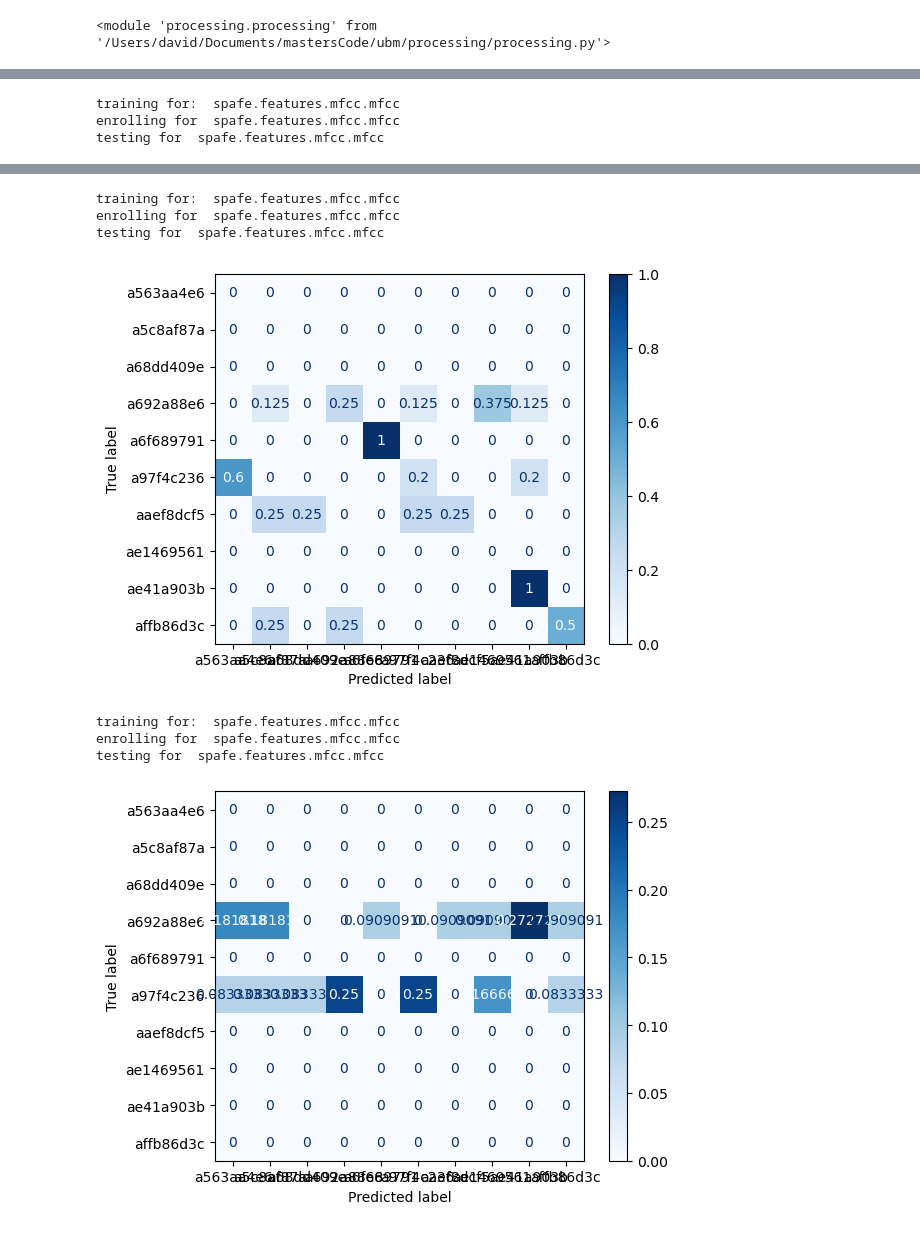
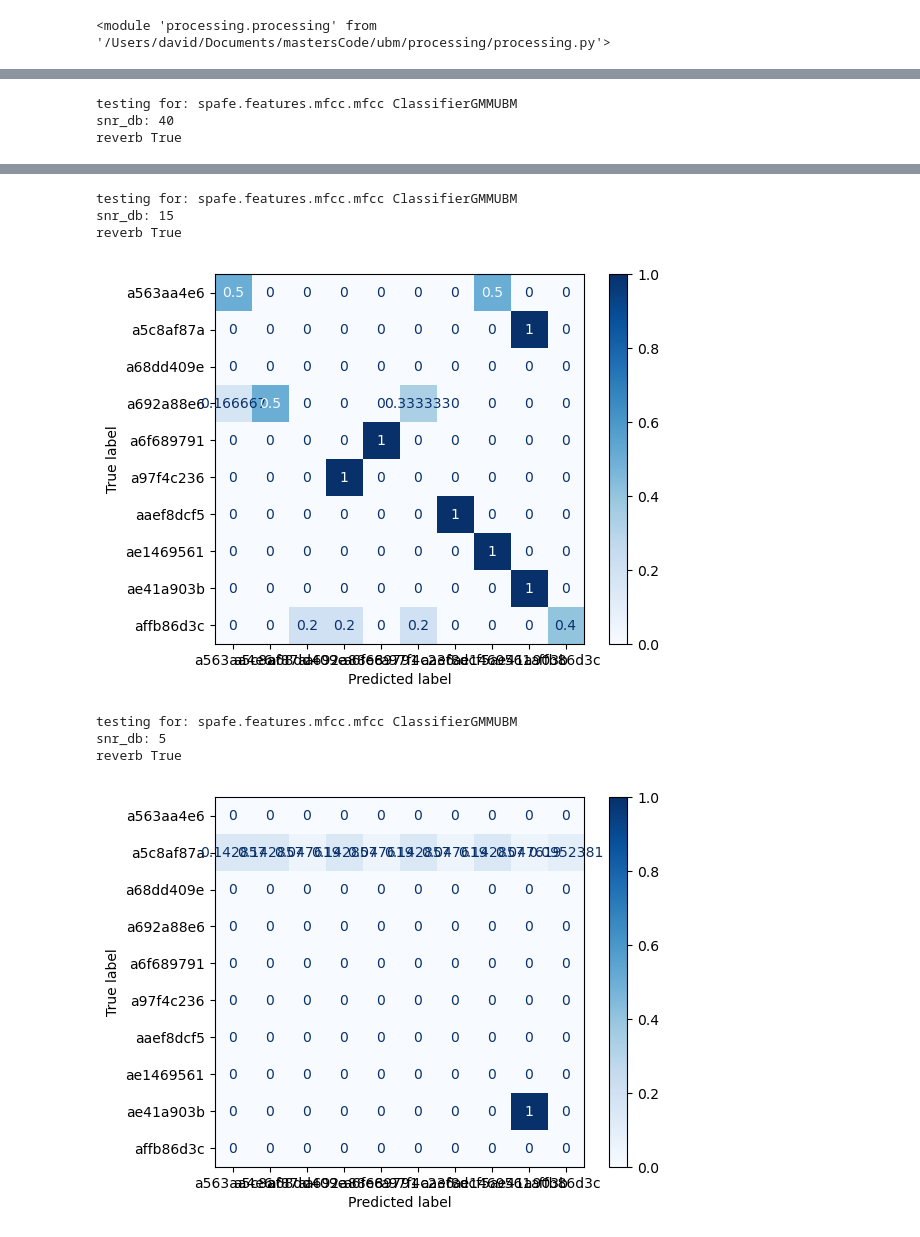
Before and after one commit to Davidjames9610/ubm, a Jupyter notebook: classifiers/gmm_ubm/development/speaker_verification_using_gmm_v2.ipynb, the cells around one changed output, grey strips where cells are left out. Drawn from its saved outputs; the diff is of its cells as text; code cells hidden in the pictures.

```diff
--- a/classifiers/gmm_ubm/development/speaker_verification_using_gmm_v2.ipynb
+++ b/classifiers/gmm_ubm/development/speaker_verification_using_gmm_v2.ipynb
@@ -63,3 +65,12 @@ reload(process_method_base)
 reload(processing)
 # %% [output]
 <module 'processing.processing' from '/Users/david/Documents/mastersCode/ubm/processing/processing.py'>
+# %%
+import torch
+torch.set_num_threads(1)
+model, utils = torch.hub.load(repo_or_dir='snakers4/silero-vad',
+                              model='silero_vad',
+                              force_reload=True)
+(get_speech_timestamps,
+ _, read_audio,
+ *_) = utils
@@ -66,12 +79,15 @@ reload(processing)
 # %%
 # processing
 process_methods = [
-    process_method_base.ProcessMethodBase(snr_db=40, reverb=False),
-    process_method_base.ProcessMethodBase(snr_db=15, reverb=False),
-    process_method_base.ProcessMethodBase(snr_db=5, reverb=False),
-    process_method_base.ProcessMethodBase(snr_db=40, reverb=True),
-    process_method_base.ProcessMethodBase(snr_db=15, reverb=True),
-    process_method_base.ProcessMethodBase(snr_db=5, reverb=True),
+    process_method_base.ProcessMethodBase(snr_db=40, reverb=False,model=model, get_speech_timestamps=get_speech_timestamps),
+    process_method_base.ProcessMethodBase(snr_db=15, reverb=False,
+    model=model, get_speech_timestamps=get_speech_timestamps),
+    process_method_base.ProcessMethodBase(snr_db=5, reverb=False,
+    model=model, get_speech_timestamps=get_speech_timestamps),
+    process_method_base.ProcessMethodBase(snr_db=40, reverb=True,
+    model=model, get_speech_timestamps=get_speech_timestamps),
+    process_method_base.ProcessMethodBase(snr_db=15, reverb=True,model=model, get_speech_timestamps=get_speech_timestamps),
+    process_method_base.ProcessMethodBase(snr_db=5, reverb=True,model=model, get_speech_timestamps=get_speech_timestamps),
 ]
 
 fe_methods = [
@@ -86,8 +102,8 @@ fe_methods = [
 classifiers = {}
 for i in range(len(fe_methods)):
     classifier = classifier_gmm_ubm.ClassifierGMMUBM(fe_methods[i], process_methods[i])
-    classifier.set_normalisation(ads)
+    classifier.set_normalisation(ads_enroll)
     classifier.train(ads_train=ads_train_ubm)
     classifier.enroll(ads_enroll)
-    classifier.test(ads_test)
+    classifier.test_all(ads_test)
 # %% [output]
@@ -106,3 +122,3 @@ testing for  spafe.features.mfcc.mfcc
-training for:  spafe.features.mfcc.mfcc
-enrolling for  spafe.features.mfcc.mfcc
-testing for  spafe.features.mfcc.mfcc
+testing for: spafe.features.mfcc.mfcc ClassifierGMMUBM
+snr_db: 40
+reverb True
@@ -110,8 +126,8 @@ testing for  spafe.features.mfcc.mfcc
-training for:  spafe.features.mfcc.mfcc
-enrolling for  spafe.features.mfcc.mfcc
-testing for  spafe.features.mfcc.mfcc
+testing for: spafe.features.mfcc.mfcc ClassifierGMMUBM
+snr_db: 15
+reverb True
-[figure, old version]
+[figure, new version]
-training for:  spafe.features.mfcc.mfcc
-enrolling for  spafe.features.mfcc.mfcc
-testing for  spafe.features.mfcc.mfcc
+testing for: spafe.features.mfcc.mfcc ClassifierGMMUBM
+snr_db: 5
+reverb True
-[figure, old version]
+[figure, new version]
```
Also changed, not shown: parts of 4 cells of this notebook, 10 other files.
